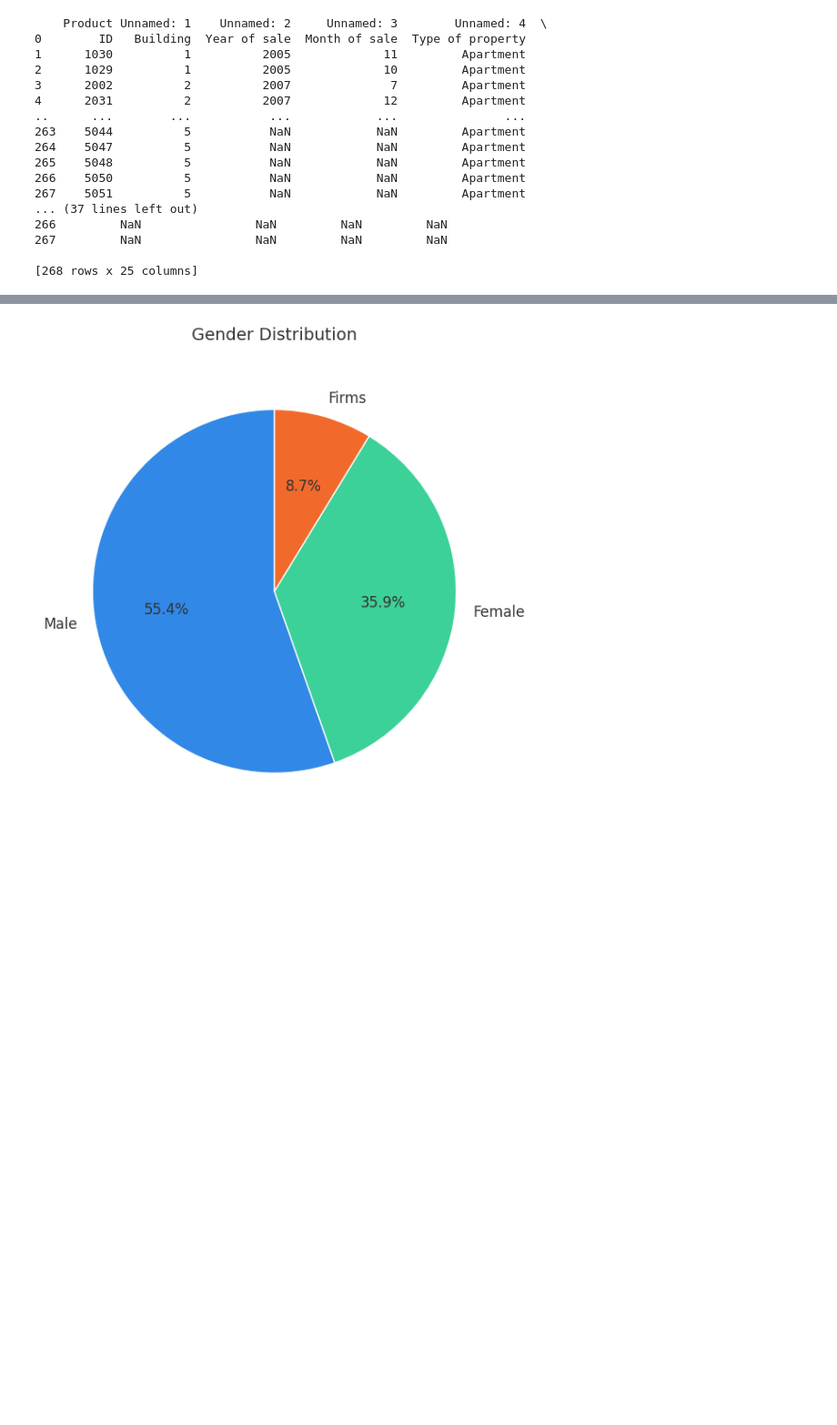
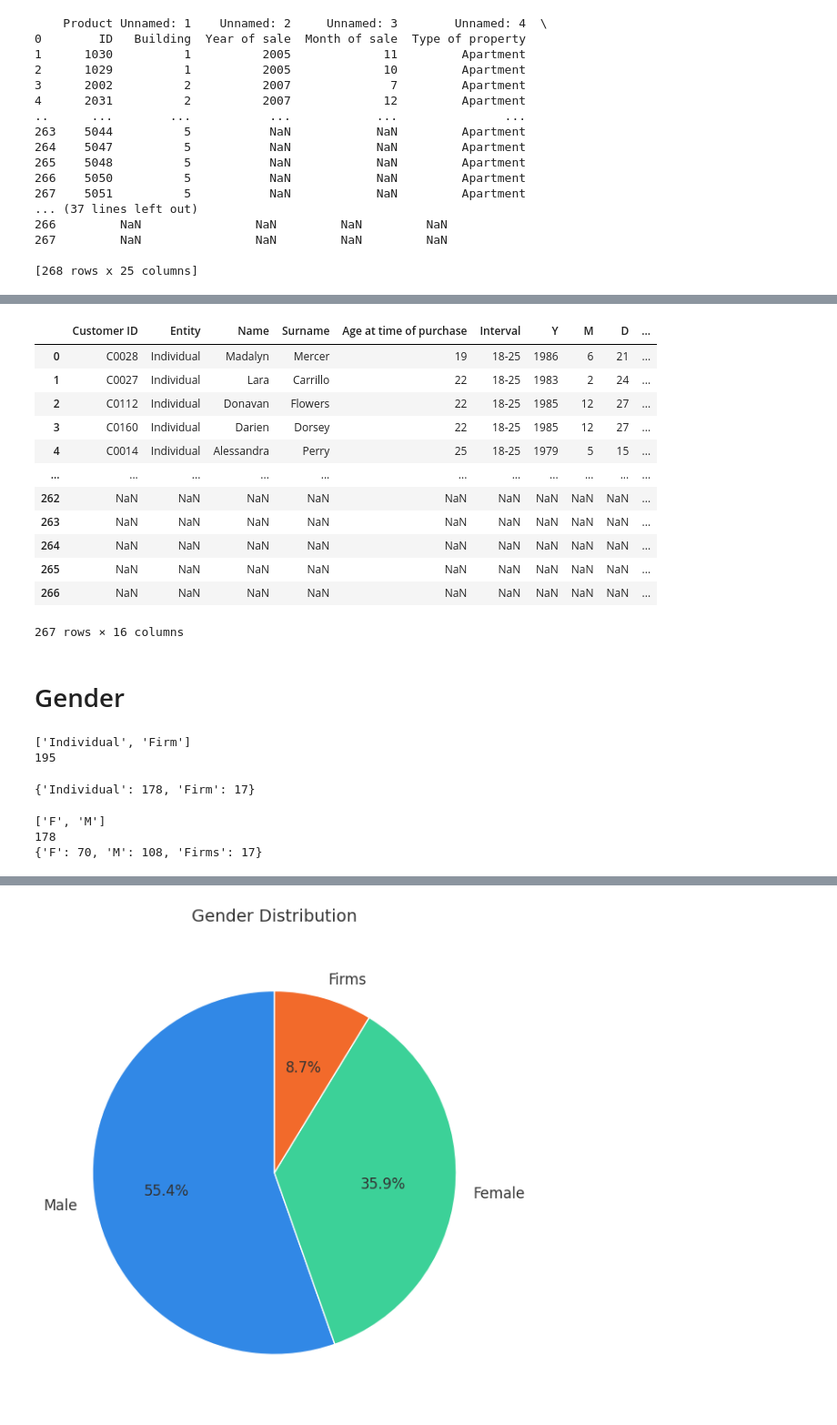
Before and after one commit to Rumaan-Kaisar/DataScience, a Jupyter notebook: Stat_ch1_dscptv/ch1_descriptive_stat_P2_prctc.ipynb, the cells around one changed output, grey strips where cells are left out. Shown at 91% size. Cells and saved outputs as stored; diff of their text form; code cells hidden in the pictures; blank space fills up the shorter version.

```diff
--- a/Stat_ch1_dscptv/ch1_descriptive_stat_P2_prctc.ipynb
+++ b/Stat_ch1_dscptv/ch1_descriptive_stat_P2_prctc.ipynb
@@ -287,3 +287,20 @@ print(df)
 267         NaN                NaN         NaN         NaN
 
 [268 rows x 25 columns]
+# %%
+# ---------------------------------------------------
+# STEP 1: Use first row as column names
+# ---------------------------------------------------
+
+df.columns = df.iloc[0]   # Set first row as header
+df = df[1:].reset_index(drop=True)
+# %%
+# ---------------------------------------------------
+# STEP 2: Split into Product and Customer DataFrames
+# ---------------------------------------------------
+
+# Product dataframe -> columns from Product to Status
+product = df.iloc[:, :9].copy()
+
+# Customer dataframe -> remaining columns
+customer = df.iloc[:, 9:].copy()
@@ -289,0 +339,62 @@ print(df)
+# %%
+customer
+# %% [output]
+|  | Customer ID | Entity | Name | Surname | Age at time of purchase | Interval | Y | M | D | ... |
+| 0 | C0028 | Individual | Madalyn | Mercer | 19 | 18-25 | 1986 | 6 | 21 | ... |
+| 1 | C0027 | Individual | Lara | Carrillo | 22 | 18-25 | 1983 | 2 | 24 | ... |
+| 2 | C0112 | Individual | Donavan | Flowers | 22 | 18-25 | 1985 | 12 | 27 | ... |
+| 3 | C0160 | Individual | Darien | Dorsey | 22 | 18-25 | 1985 | 12 | 27 | ... |
+| 4 | C0014 | Individual | Alessandra | Perry | 25 | 18-25 | 1979 | 5 | 15 | ... |
+| ... | ... | ... | ... | ... | ... | ... | ... | ... | ... | ... |
+| 262 | NaN | NaN | NaN | NaN | NaN | NaN | NaN | NaN | NaN | ... |
+| 263 | NaN | NaN | NaN | NaN | NaN | NaN | NaN | NaN | NaN | ... |
+| 264 | NaN | NaN | NaN | NaN | NaN | NaN | NaN | NaN | NaN | ... |
+| 265 | NaN | NaN | NaN | NaN | NaN | NaN | NaN | NaN | NaN | ... |
+| 266 | NaN | NaN | NaN | NaN | NaN | NaN | NaN | NaN | NaN | ... |
+267 rows × 16 columns
+# %% [markdown]
+# Gender
+# %%
+# Entity analysis to get total buyers
+
+entity_values = customer["Entity"].dropna().unique().tolist()
+print(entity_values)
+# dropna() was only to remove missing values (NaN) from the list. Without it, you'll also get nan inside the output list.
+
+total_entity = customer["Entity"].dropna().count()
+print(total_entity)
+# %% [output]
+['Individual', 'Firm']
+195
+# %%
+entity_count = {}
+
+for entity in entity_values:
+    entity_count[entity] = customer[customer["Entity"] == entity].shape[0]
+
+print(entity_count)
+# %% [output]
+{'Individual': 178, 'Firm': 17}
+# %%
+# Gender analysis to get which buyer buy the most
+
+gender_values = customer["Gender"].dropna().unique().tolist()
+print(gender_values)
+# dropna() was only to remove missing values (NaN) from the list. Without it, you'll also get nan inside the output list.
+
+total_gender = customer["Gender"].dropna().count()
+print(total_gender)
+
+# gender count
+gender_count = {}
+
+for gen in gender_values:
+    gender_count[gen] = customer[customer["Gender"] == gen].shape[0]
+
+# add the "Firm" also as gender
+gender_count["Firms"] = 17
+print(gender_count)
+# %% [output]
+['F', 'M']
+178
+{'F': 70, 'M': 108, 'Firms': 17}
```
Also changed, not shown: parts of 6 cells of this notebook.
